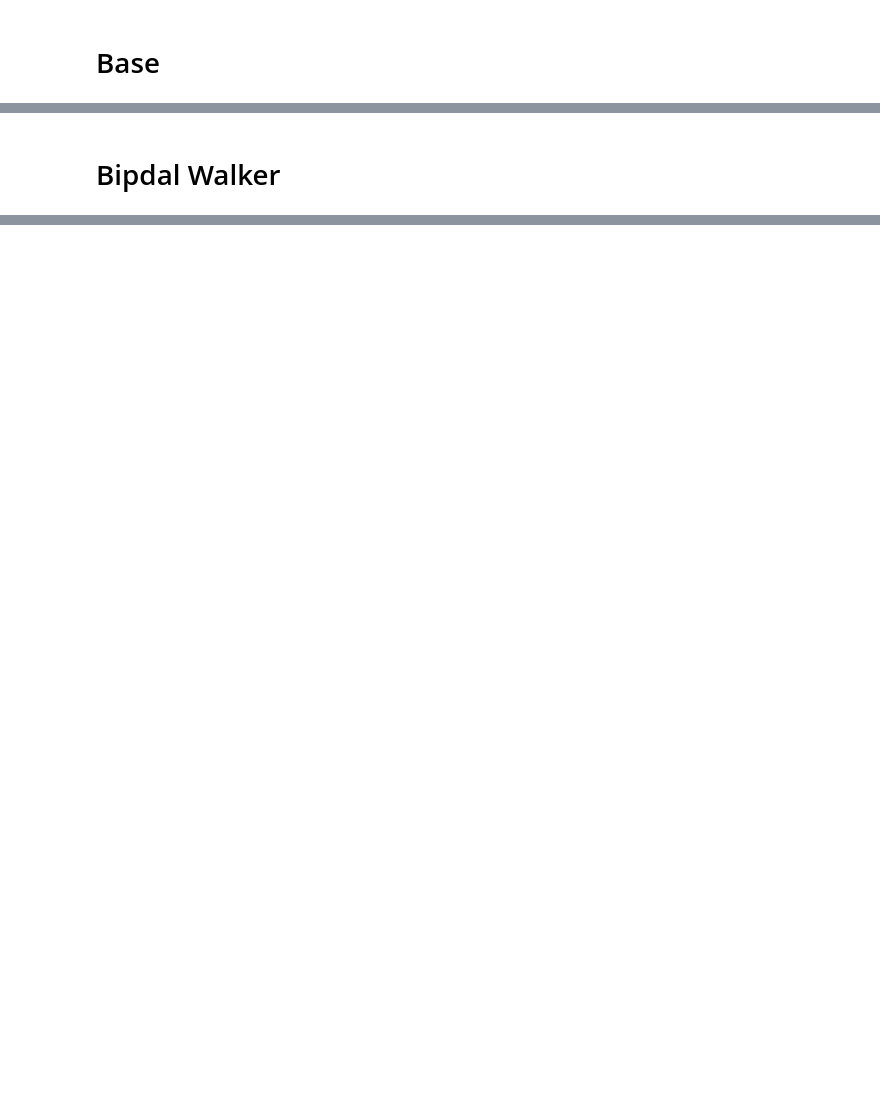
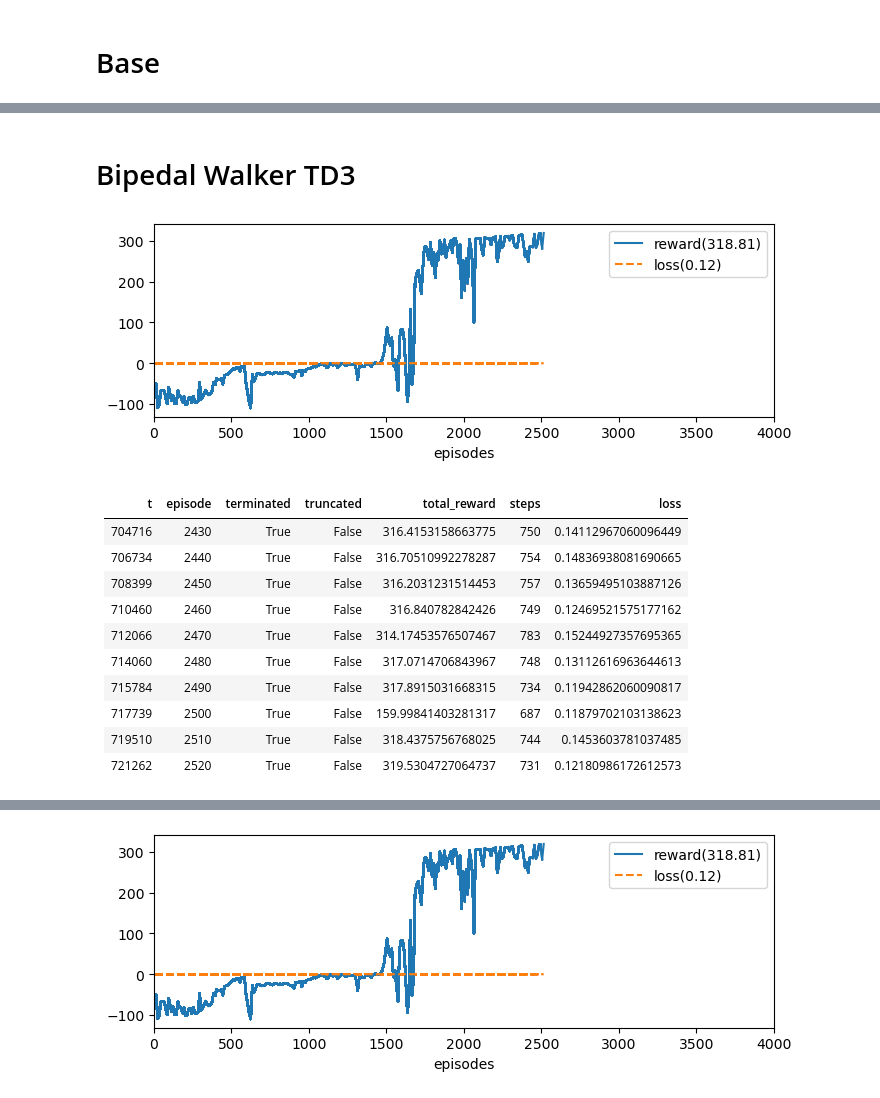
Before and after one commit to mikewei/dl-lab, a Jupyter notebook: qlearning.ipynb, the cells around one changed output, grey strips where cells are left out. Saved outputs shown, nothing was run; the diff lists cells and outputs as text; code cells hidden in the pictures; blank space fills up the shorter version.

```diff
--- a/qlearning.ipynb
+++ b/qlearning.ipynb
@@ -292,5 +384,5 @@ for t in count():
 # %% [markdown]
-# Bipdal Walker
+# Bipedal Walker TD3
 # %%
 num_envs = 4
 num_episodes = 4000
@@ -304,6 +396,11 @@ hidden_multiplier = 3
 
 env = gym.make('BipedalWalker-v3', render_mode="rgb_array")
 envs = gym.make_vec('BipedalWalker-v3', render_mode="rgb_array", num_envs=num_envs, vectorization_mode='sync')
+
+clear_output()
+edisplay = EnvDisplay()
+board = ProgressBoard(xlabel='episodes', xlim=(0, num_episodes))
+output = MdTailDisplay(10)
 # random_run(env)
 # random_run_vec(envs)
 
@@ -318,6 +415,23 @@ class Actor(nn.Module):
         x = F.relu(self.layer_2(x))
         return F.tanh(self.layer_3(x))
 
+class SymActor(nn.Module):
+    def __init__(self, n_observations, n_actions):
+        super().__init__()
+        self.layer_1 = nn.Linear(n_observations, hidden_size * hidden_multiplier)
+        self.layer_2 = nn.Linear(hidden_size * hidden_multiplier, hidden_size)
+        self.layer_3 = nn.Linear(hidden_size, n_actions // 2)
+        self.register_buffer('sym_index', torch.tensor([0,1,2,3,9,10,11,12,13,4,5,6,7,8,14,15,16,17,18,19,20,21,22,23], dtype=torch.long), False)
+    def forward(self, x):
+        x2 = x.index_select(1, self.sym_index)
+        x = F.relu(self.layer_1(x))
+        x = F.relu(self.layer_2(x))
+        x = F.tanh(self.layer_3(x))
+        x2 = F.relu(self.layer_1(x2))
+        x2 = F.relu(self.layer_2(x2))
+        x2 = F.tanh(self.layer_3(x2))
+        return torch.cat((x, x2), 1)
+
 class Critic(nn.Module):
     def __init__(self, n_observations, n_actions):
         super().__init__()
@@ -331,12 +445,18 @@ class Critic(nn.Module):
         return self.layer_3(x).squeeze(-1)
 
 class TD3:
-    def __init__(self, n_observations, n_actions, device='cuda'):
+    def __init__(self, n_observations, n_actions, mode='default', device='cuda'):
         super().__init__()
-        self.actor = Actor(n_observations, n_actions).to(device)
+        if mode == 'default':
+            self.actor = Actor(n_observations, n_actions).to(device)
+        elif mode == 'sym':
+            self.actor = SymActor(n_observations, n_actions).to(device)
         self.critic_1 = Critic(n_observations, n_actions).to(device)
         self.critic_2 = Critic(n_observations, n_actions).to(device)
-        self.target_actor = Actor(n_observations, n_actions).to(device)
+        if mode == 'default':
+            self.target_actor = Actor(n_observations, n_actions).to(device)
+        elif mode == 'sym':
+            self.target_actor = SymActor(n_observations, n_actions).to(device)
         self.target_critic_1 = Critic(n_observations, n_actions).to(device)
         self.target_critic_2 = Critic(n_observations, n_actions).to(device)
         self.target_actor.load_state_dict(self.actor.state_dict())
@@ -363,9 +483,12 @@ def select_action(state, actor, noise_std=0.1, noise_clip=None, action_min=-1.0,
     return action
 
 critic_update_count = 0
+Log = namedtuple('Log', ['t', 'episode', 'terminated', 'truncated', 'total_reward', 'steps', 'loss'])
 
 i_episode = 0
 total_reward = np.zeros(num_envs)
+loss_sum = 0.0
+loss_count = 0
 steps = np.zeros(num_envs, dtype=int)
 state, _ = envs.reset()
 # state (num_envs, 24)
@@ -436,32 +559,55 @@ for t in count():
             target_critic_1_state_dict[key] = critic_1_state_dict[key]*tau + target_critic_1_state_dict[key]*(1-tau)
             target_critic_2_state_dict[key] = critic_2_state_dict[key]*tau + target_critic_2_state_dict[key]*(1-tau)
         td3.target_critic_1.load_state_dict(target_critic_1_state_dict)
         td3.target_critic_2.load_state_dict(target_critic_2_state_dict)
         critic_update_count += 1
         # optimize actor
         if critic_update_count % actor_update_freq == 0:
             loss = -td3.critic_1(state_batch, td3.actor(state_batch)).mean()
             td3.optim_critic_1.zero_grad()
             td3.optim_actor.zero_grad()
             loss.backward()
             torch.nn.utils.clip_grad_norm_(td3.actor.parameters(), 100)
             td3.optim_actor.step()
             # Soft update of the target actor network's weights
             target_actor_state_dict = td3.target_actor.state_dict()
             actor_state_dict = td3.actor.state_dict()
             for key in actor_state_dict:
                 target_actor_state_dict[key] = actor_state_dict[key]*tau + target_actor_state_dict[key]*(1-tau)
             td3.target_actor.load_state_dict(target_actor_state_dict)
+        # state avg loss
+        with torch.no_grad():
+            loss_sum += (loss_1 + loss_2).item()
+            loss_count += 2
     # an episode done
     for i, (terminated, truncated) in enumerate(zip(terminated, truncated)):
         if terminated or truncated:
-            print(f't {t} episode {i_episode} terminated({terminated}) truncated({truncated}) total_reward {total_reward[i]} steps {steps[i]}') if i_episode % 10 == 0 else None
+            loss_avg = (loss_sum / loss_count) if loss_count > 0 else None
+            board.draw(i_episode, total_reward[i], 'reward', 10)
+            board.draw(i_episode, loss_avg, 'loss', 10) if loss_avg is not None else None
+            # output.print(f't {t}  episode {i_episode} terminated({terminated}) truncated({truncated}) total_reward {total_reward[i]} steps {steps[i]}') if i_episode % 10 == 0 else None
+            output.tuple(Log(t, i_episode, terminated, truncated, total_reward[i], steps[i], loss_avg)) if i_episode % 10 == 0 else None
             i_episode += 1
             total_reward[i] = 0
+            loss_sum = 0.0
+            loss_count = 0
             steps[i] = 0
     # show the env
     if show_envs_freq > 0 and i_episode % show_envs_freq == 0:
-        show_envs(envs)
+        edisplay.show_envs(envs)
     if i_episode >= num_episodes or total_reward.max() >= 320:
         break
 # %% [output]
+[figure, added]
+| t | episode | terminated | truncated | total_reward | steps | loss |
+|-|-|-|-|-|-|-|
+| 704716 | 2430 | True | False | 316.4153158663775 | 750 | 0.14112967060096449 |
+| 706734 | 2440 | True | False | 316.70510992278287 | 754 | 0.14836938081690665 |
+| 708399 | 2450 | True | False | 316.2031231514453 | 757 | 0.13659495103887126 |
+| 710460 | 2460 | True | False | 316.840782842426 | 749 | 0.12469521575177162 |
+| 712066 | 2470 | True | False | 314.17453576507467 | 783 | 0.15244927357695365 |
+| 714060 | 2480 | True | False | 317.0714706843967 | 748 | 0.13112616963644613 |
+| 715784 | 2490 | True | False | 317.8915031668315 | 734 | 0.11942862060090817 |
+| 717739 | 2500 | True | False | 159.99841403281317 | 687 | 0.11879702103138623 |
+| 719510 | 2510 | True | False | 318.4375756768025 | 744 | 0.1453603781037485 |
+| 721262 | 2520 | True | False | 319.5304727064737 | 731 | 0.12180986172612573 |
@@ -485,3 +615,4 @@ t 313232 episode 1710 terminated(True) truncated(False) total_reward 112.9129133
+[figure, added]
 # %%
 # torch.save(td3.actor.state_dict(), '/home/data/rl/bipedal/td3_actor.pth')
 # torch.save(td3.critic_1.state_dict(), '/home/data/rl/bipedal/td3_critic_1.pth')
```
Also changed, not shown: parts of 11 cells of this notebook.
